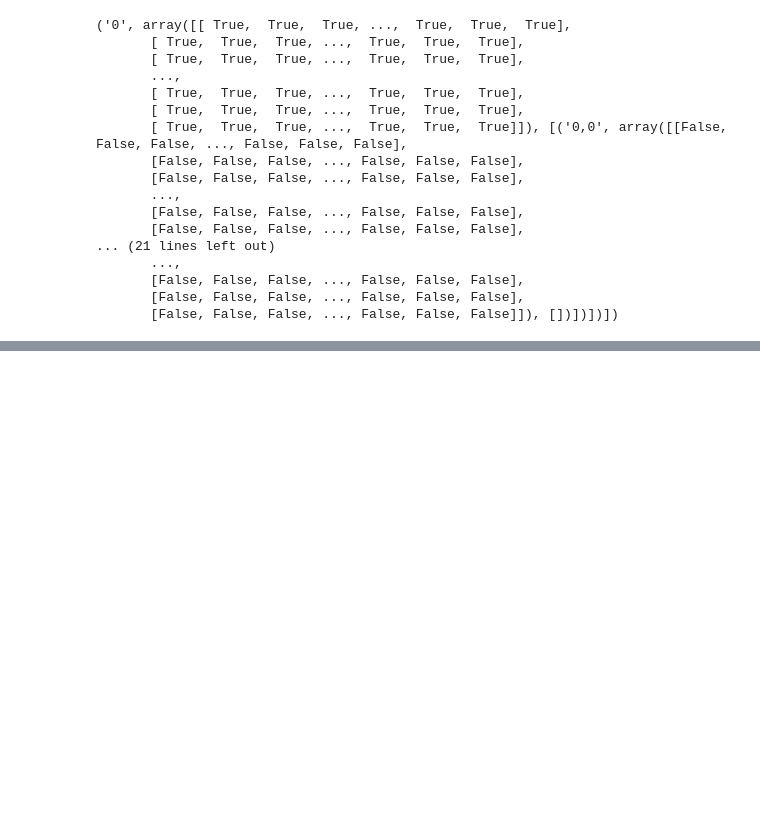
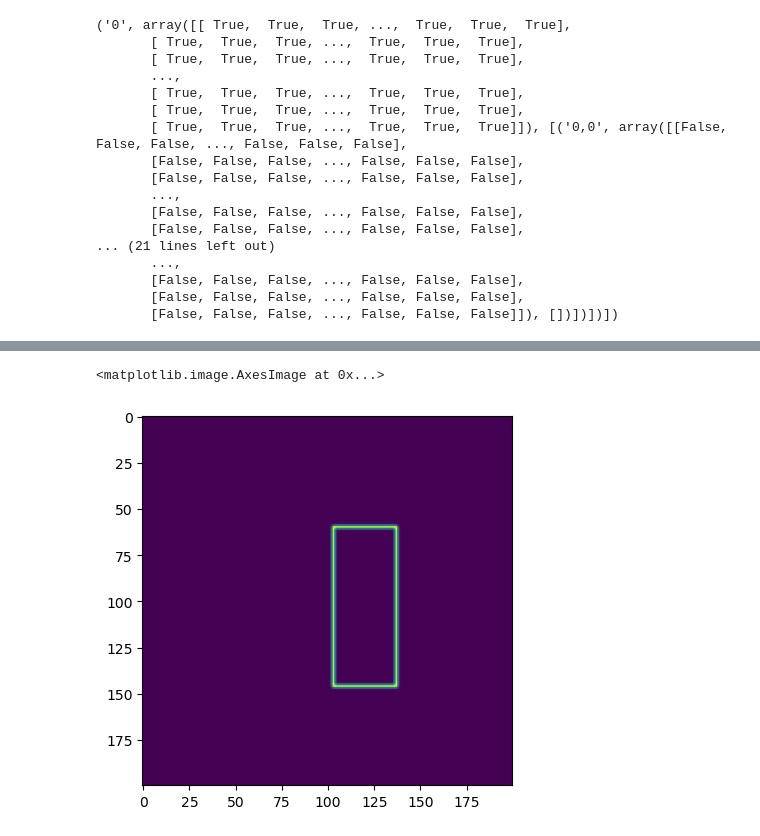
Before and after one commit to ankusharudkar/HIS, a Jupyter notebook: utilities/DataSetup.ipynb, the cells around one changed output, grey strips where cells are left out. Saved outputs shown, nothing was run; the diff lists cells and outputs as text; code cells hidden in the pictures; blank space fills up the shorter version.

```diff
--- a/utilities/DataSetup.ipynb
+++ b/utilities/DataSetup.ipynb
@@ -83,0 +148,12 @@ with open(root_dir / "treeAnnotations" / "1.pkl", "rb") as f:
+# %%
+def genEuclidianDistMatrix(height, width):
+    c_x, c_y = height//2, width//2
+
+    res = np.zeros((height, width))
+
+    for i in range(height):
+        for j in range(width):
+            res[i, j] = (c_x-i)**2 + (c_y-j)**2
+
+    return res
+genEuclidianDistMatrix(7, 7)
@@ -83,0 +176,10 @@ with open(root_dir / "treeAnnotations" / "1.pkl", "rb") as f:
+# %%
+border = map - cv2.erode(map.astype(np.uint8), np.ones((3,3)))
+
+plt.imshow(convolve2d(
+    border,
+    np.exp(-genEuclidianDistMatrix(20, 20)),
+    mode="same"))
+# %% [output]
+<matplotlib.image.AxesImage at 0x...>
+[figure, added]
```
Also changed, not shown: parts of 16 cells of this notebook.
